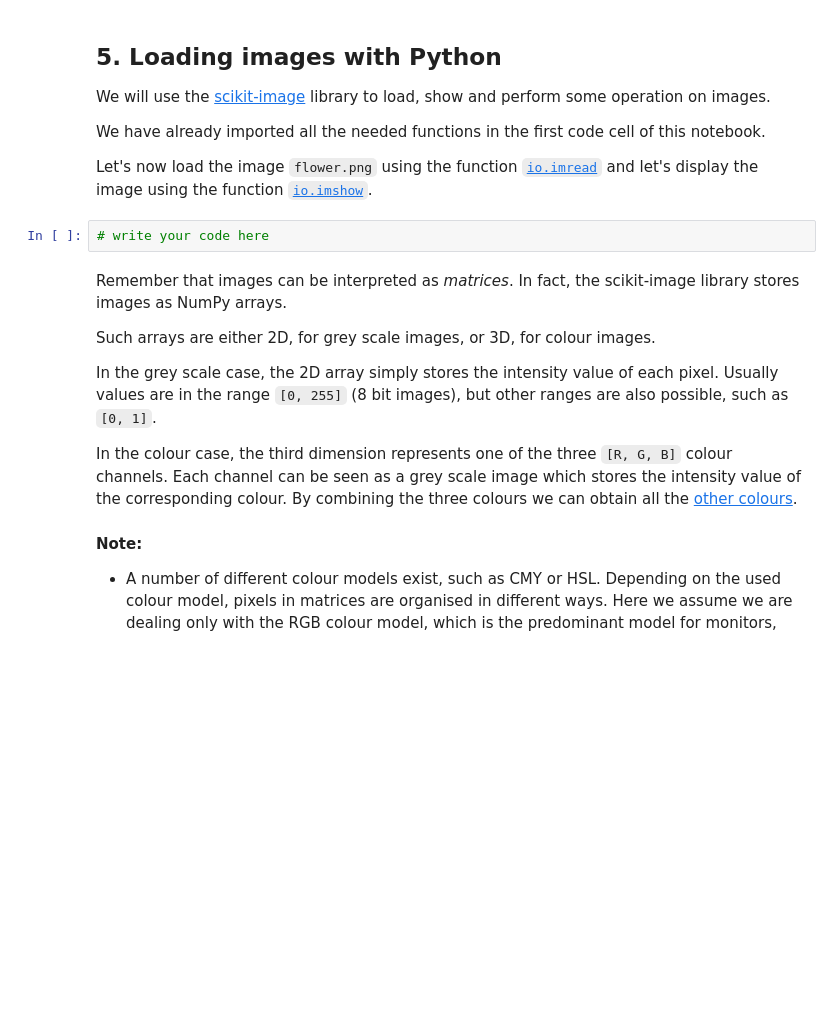
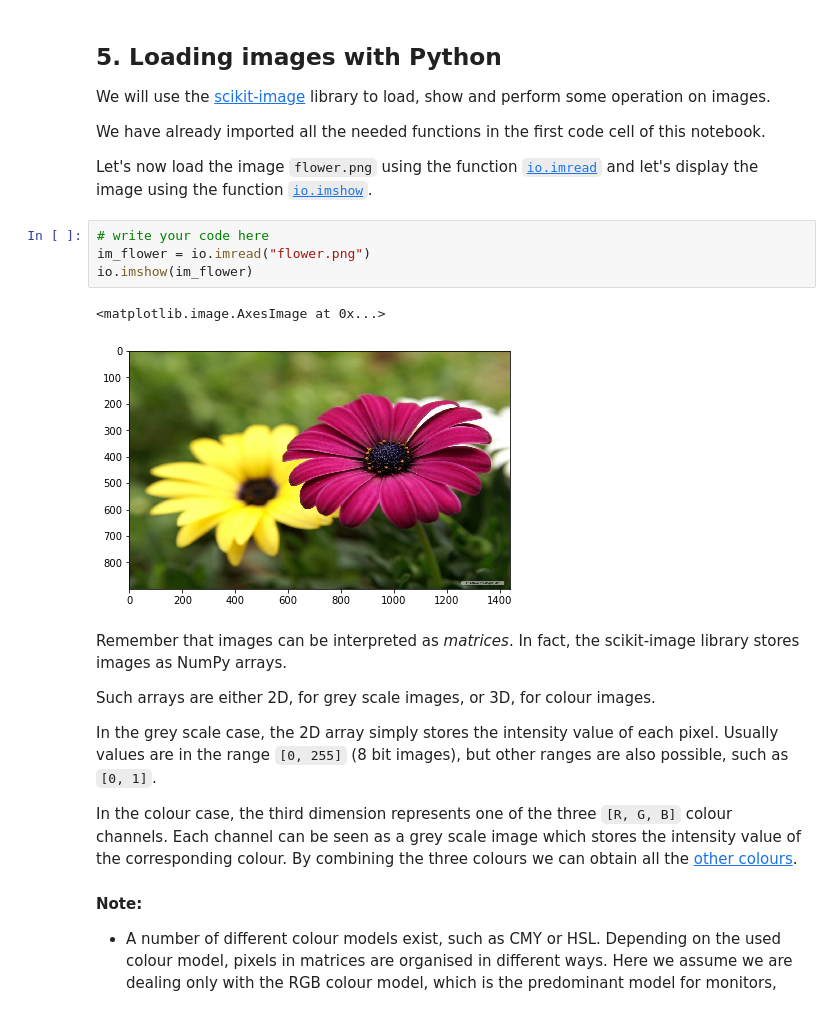
Before and after one commit to sjpollard/COMS20011_2020, a Jupyter notebook: labs/lab_2/labsheet2.ipynb, the cells around one changed output. Cells and saved outputs as stored; diff of their text form; blank space fills up the shorter version.

```diff
--- a/labs/lab_2/labsheet2.ipynb
+++ b/labs/lab_2/labsheet2.ipynb
@@ -129,6 +159,11 @@ We have already imported all the needed functions in the first code cell of this
 Let's now load the image `flower.png` using the function [`io.imread`](http://scikit-image.org/docs/dev/api/skimage.io.html#skimage.io.imread) and let's display the image using the function [`io.imshow`](http://scikit-image.org/docs/dev/api/skimage.io.html#skimage.io.imshow).
 # %%
 # write your code here
+im_flower = io.imread("flower.png")
+io.imshow(im_flower)
+# %% [output]
+<matplotlib.image.AxesImage at 0x...>
+[figure, added]
 # %% [markdown]
 Remember that images can be interpreted as *matrices*. In fact, the scikit-image library stores images as NumPy arrays.
 
```
Also changed, not shown: parts of 19 cells of this notebook.
